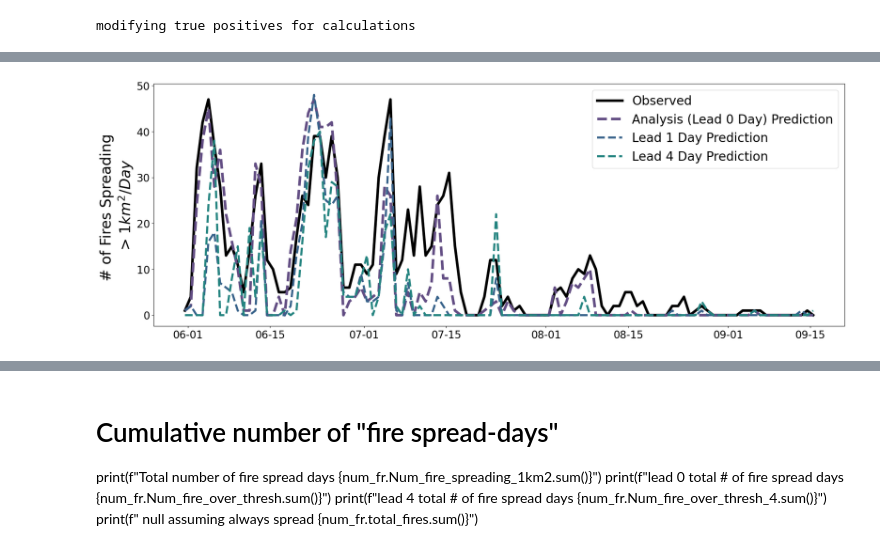
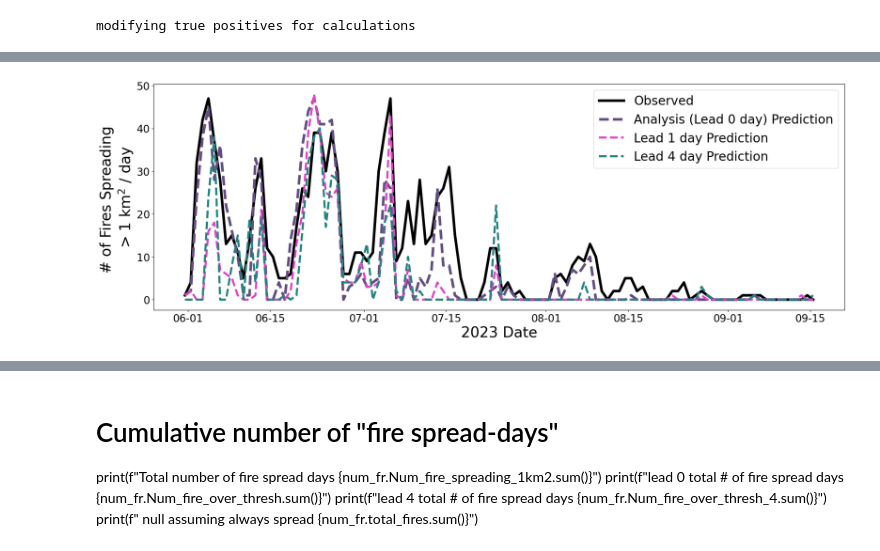
Before and after one commit to mccabete/fwiVis, a Jupyter notebook: notebooks/Logit_models.ipynb, the cells around one changed output, grey strips where cells are left out. Saved outputs shown, nothing was run; the diff lists cells and outputs as text; code cells hidden in the pictures.

```diff
--- a/notebooks/Logit_models.ipynb
+++ b/notebooks/Logit_models.ipynb
@@ -1385,7 +1394,7 @@ def plot_logit(fire_delta, fire_test, x, y):
     fire_delta['conf_int_low'], fire_delta['conf_int_high'] = predictions.conf_int().T
     fig, ax1 = plt.subplots( ) # figsize=(12, 5)
 
-    sns.lineplot(x=x, y='predicted', data=fire_delta, ax = ax1, legend = False, label = "Global Model")
+    sns.lineplot(x=x, y='predicted', data=fire_delta, ax = ax1, legend = False, label = "GLRM")
     ax2 = ax1.twinx()
     #ax2.fill_between(fire_delta[x], fire_delta['conf_int_low'], fire_delta['conf_int_high'], alpha=0.2, color = "yellow")
     ax1.set_ylim(0, 1)
@@ -1853,4 +1863,14 @@ plt.show()
 # %%
+
+factor = 2
+plt.rcParams['axes.labelsize'] = 14 * factor # Set axes label font size
+plt.rcParams['axes.titlesize'] = 16 * factor # Set axes title font size
+plt.rcParams['xtick.labelsize'] = 10 * factor # Set x-axis tick label font size
+plt.rcParams['ytick.labelsize'] = 10  * factor# Set y-axis tick label font size
+plt.rcParams['legend.fontsize'] = 12 * factor # Set legend font size
+plt.rcParams['figure.constrained_layout.use'] = True
+
+
 fig = plt.figure(figsize=(10, 16))
 
 # Using gridspec to create custom layout
@@ -1860,11 +1880,11 @@ gs = fig.add_gridspec(2, 1)  # 3 rows, 2 columns grid
 ax_big = fig.add_subplot(gs[0, :])
 #ax_big.set_title('Accuracy')
 # Example plot for big subplot
-ax_big.plot(smp_df.lead_time, smp_df.accuracy, label = "Global Model: GEOS")
-ax_big.scatter(0, smp_df.accuracy.iloc[0], label = "Global Model: GEOS-IMERG", marker = "P")
-ax_big.set_xlabel("Lead Time (Days)")
+ax_big.plot(smp_df.lead_time, smp_df.accuracy, label = "GLRM: GEOS")
+ax_big.scatter(0, smp_df.accuracy.iloc[0], label = "GLRM: GEOS-IMERG", marker = "P")
+ax_big.set_xlabel("Lead Time (days)")
 ax_big.set_ylabel("Accuracy")
-ax_big.hlines(smp_df.accuracy.iloc[-1], xmin = 0, xmax = 8, label = f"Null Model Assuming {text}", color = "red",  linestyle="-.",)
+ax_big.hlines(smp_df.accuracy.iloc[-1], xmin = 0, xmax = 8, label = f"Null Model Assuming{text}", color = "red",  linestyle="-.",)
 ax_big.legend()
 ax_big.set_ylim(0, 1)
 
@@ -2065,16 +2085,17 @@ results = model.fit()
 
 
 
-plt.scatter( num_fr.Num_fire_spreading_1km2, num_fr.Num_fire_over_thresh, label = "0 Day Lead", color = "#634e84", )
+plt.scatter( num_fr.Num_fire_spreading_1km2, num_fr.Num_fire_over_thresh, label = "0 day Lead", color = "#634e84", )
 
 maxnum = max(num_fr.Num_fire_spreading_1km2.max(), num_fr.Num_fire_over_thresh.max())
 plt.plot(range(0,maxnum),  results.params.iloc[0] * range(0,maxnum), color = "#634e84", linestyle = "dashdot")
 
-colors = {4: "#248480", 1: "#37628a"}
+#colors = {4: "#248480", 1: "#37628a"} #e242c9
+colors = {4: "#248480", 1: "#e242c9"}
 for l in [1, 4]:
     r_sql = r_squared_against_1to1_line(num_fr.Num_fire_spreading_1km2, num_fr[f"Num_fire_over_thresh_{l}"])
     r_sql_oos = r_squared_against_1to1_line(num_frt.Num_fire_spreading_1km2, num_frt[f"Num_fire_over_thresh_{l}"])
-    plt.scatter(num_fr.Num_fire_spreading_1km2, num_fr[f"Num_fire_over_thresh_{l}"], label = f"{l} Day Lead", alpha = 0.9, color = colors[l] )
+    plt.scatter(num_fr.Num_fire_spreading_1km2, num_fr[f"Num_fire_over_thresh_{l}"], label = f"{l} day Lead", alpha = 0.9, color = colors[l] )
     model = sm.OLS( num_fr[f"Num_fire_over_thresh_{l}"].astype("float"), num_fr['Num_fire_spreading_1km2'].astype("float"),)
     results = model.fit()
     plt.plot(range(0,maxnum),  results.params.iloc[0] * range(0,maxnum),  linestyle = "dashdot", alpha = 0.90, color = colors[l])
@@ -2129,37 +2150,38 @@ Out of sample Lead 0: R^2 nan
 from matplotlib.dates import DateFormatter
 
 num_fr = num_fr.sort_values(by = "t")
 
 
 fig, ax = plt.subplots(figsize=(20, 7))
 ax.plot(num_fr.t, num_fr.Num_fire_spreading_1km2, color = "black", label = "Observed", linewidth = 5)
-ax.plot(num_fr.t, num_fr.Num_fire_over_thresh, color = "#634e84", label = "Analysis (Lead 0 Day) Prediction", linestyle = "dashed", linewidth = 5)
+ax.plot(num_fr.t, num_fr.Num_fire_over_thresh, color = "#634e84", label = "Analysis (Lead 0 day) Prediction", linestyle = "dashed", linewidth = 5)
 
 for l in [1, 4]:
-    ax.plot(num_fr.t, num_fr[f"Num_fire_over_thresh_{l}"], label = f"Lead {l} Day Prediction", color = colors[l], linestyle = "dashed", alpha = 1,  linewidth = 4)
+    ax.plot(num_fr.t, num_fr[f"Num_fire_over_thresh_{l}"], label = f"Lead {l} day Prediction", color = colors[l], linestyle = "dashed", alpha = 1,  linewidth = 4)
 
 #ax.tick_params(axis='x', labelrotation = 45)
-ax.set_ylabel("# of Fires Spreading \n> $1km^2 / Day$")
+ax.set_ylabel("# of Fires Spreading \n> 1 km$^2$ / day")
 ax.legend()
 date_form = DateFormatter("%m-%d")
 ax.xaxis.set_major_formatter(date_form)
+ax.set_xlabel("2023 Date")
 plt.savefig(f"some_figs/logit_model_plots/Timeseries_lead_times_vs_observed_thesh_{will_grow}.png")
 plt.show()
 
 
 
 
 
 
 # fig, ax = plt.subplots()
 # ax.plot(num_fr.t, num_fr.Num_fire_spreading_1km2/num_fr.total_fires, color = "green", label = "% Fires spreading >= 1km^2")
 # ax.plot(num_fr.t, num_fr.Num_fire_over_thresh/num_fr.total_fires, color = "blue", label = "% of Fires over FWI threshold")
 # ax.tick_params(axis='x', labelrotation = 45)
 # ax.set_ylabel("Percent Fires Active")
 # ax.legend()
 # plt.show()
 # %% [output]
-[figure, old version]
+[figure, new version]
 # %%
 num_fr = num_fr.sort_values(by = "t")
 
```
Also changed, not shown: parts of 23 cells of this notebook, 5 other files.
